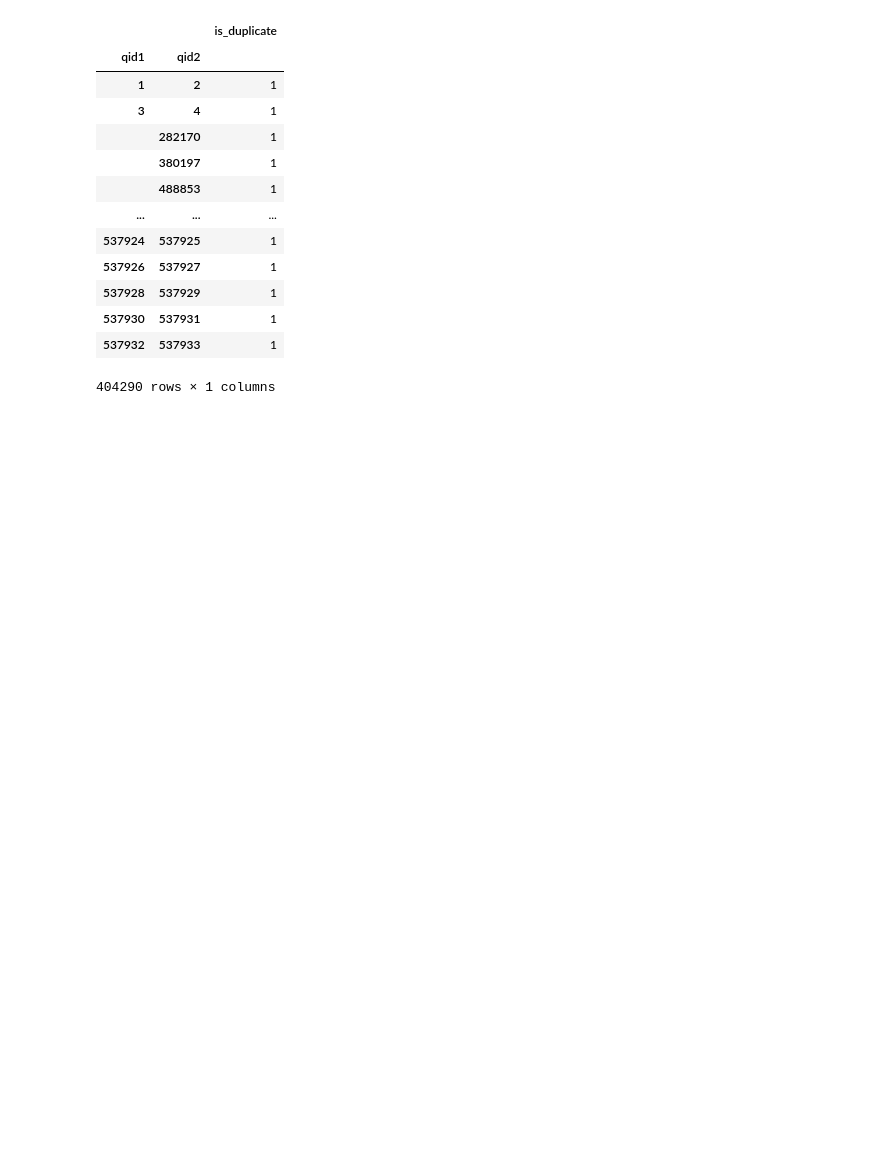
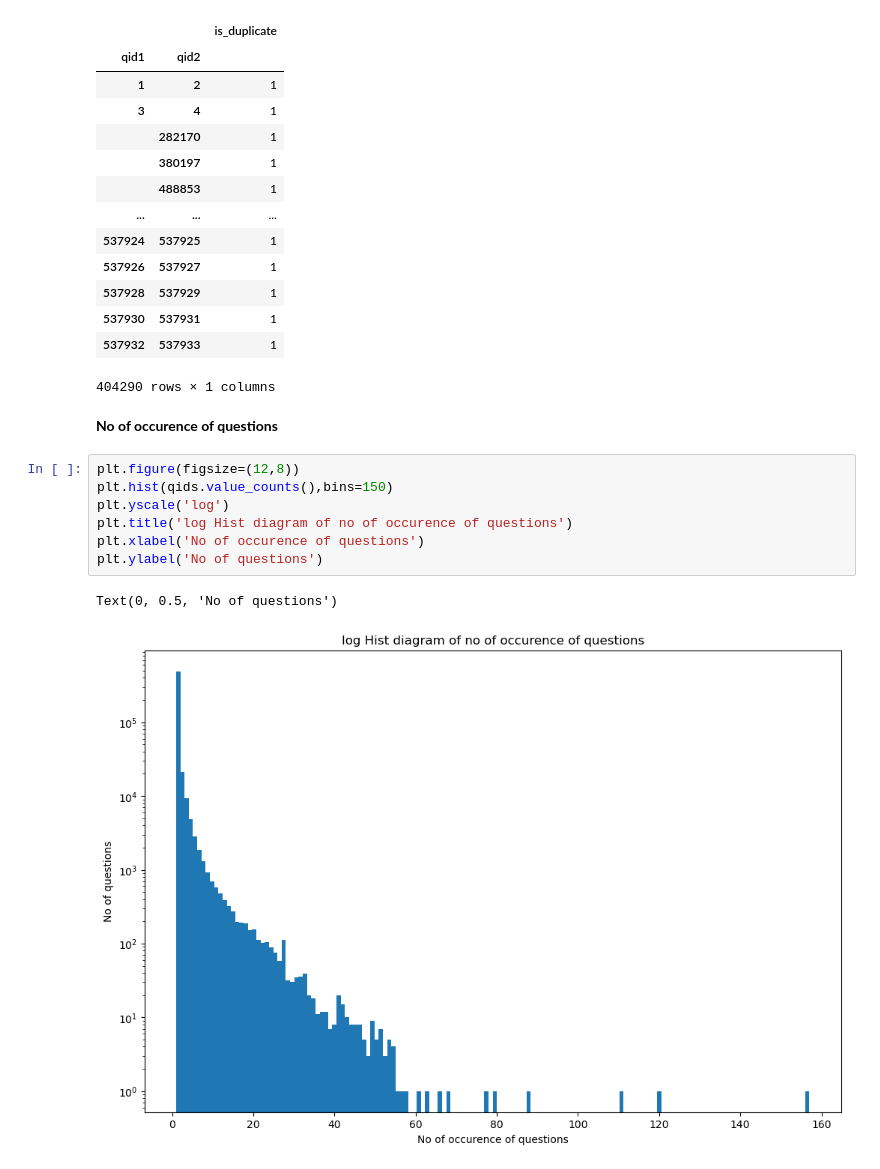
Before and after one commit to BibekRai44/Quora-Analysis, a Jupyter notebook: Quora Analysis.ipynb, the cells around one changed output. Saved outputs shown, nothing was run; the diff lists cells and outputs as text; blank space fills up the shorter version.

Commit message:
No of occurence of questions

```diff
--- a/Quora Analysis.ipynb
+++ b/Quora Analysis.ipynb
@@ -228,3 +228,15 @@ pair_duplicates
 | 537930 | 537931 | 1 |
 | 537932 | 537933 | 1 |
 404290 rows × 1 columns
+# %% [markdown]
+**No of occurence of questions**
+# %%
+plt.figure(figsize=(12,8))
+plt.hist(qids.value_counts(),bins=150)
+plt.yscale('log')
+plt.title('log Hist diagram of no of occurence of questions')
+plt.xlabel('No of occurence of questions')
+plt.ylabel('No of questions')
+# %% [output]
+Text(0, 0.5, 'No of questions')
+[figure, added]
```
Also changed, not shown: parts of 1 cell of this notebook.
